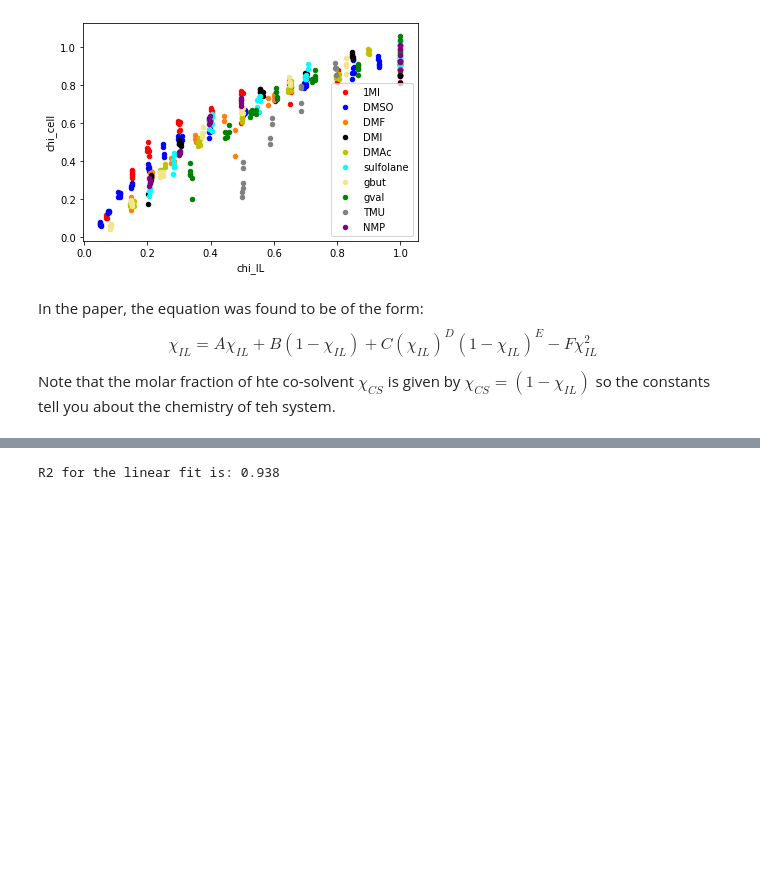
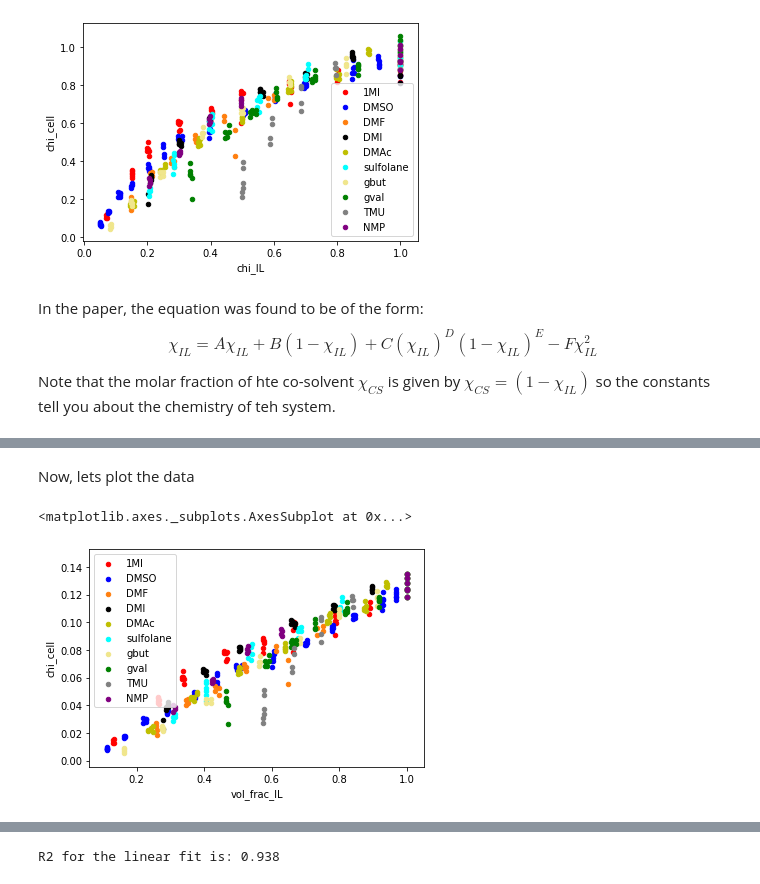
Before and after one commit to Willjterwright/Machine_learning_for_chemists, a Jupyter notebook: Regression_Cellulose.ipynb, the cells around one changed output, grey strips where cells are left out. Drawn from its saved outputs; the diff is of its cells as text; code cells hidden in the pictures; blank space fills up the shorter version.

```diff
--- a/Regression_Cellulose.ipynb
+++ b/Regression_Cellulose.ipynb
@@ -773,9 +732,0 @@ normal linear regression minimizes the total rather than the average loss?
-# %%
-# read data into a DataFrame
-vol1MI = pd.read_csv("./tutorialdata/vols1MI.csv")
-
-volDMSO = pd.read_csv("./tutorialdata/volsDMSO.csv")
-volDMI = pd.read_csv("./tutorialdata/volsDMI.csv")
-
-volTMU = pd.read_csv("./tutorialdata/volsTMU.csv")
-vol1MI.head()
@@ -838,0 +818,16 @@ R2linear = model.score(df1MI[["vol_frac_IL"]], df1MI["chi_cell"])
+# %% [markdown]
+Now, lets plot the data
+# %%
+ax=vol1MI.plot.scatter("vol_frac_IL","chi_cell", c='r', label='1MI')
+volDMSO.plot.scatter("vol_frac_IL","chi_cell", c='b', ax=ax, label='DMSO')
+volDMF.plot.scatter("vol_frac_IL","chi_cell", c='tab:orange', ax=ax, label='DMF')
+volDMI.plot.scatter("vol_frac_IL","chi_cell", c='k', ax=ax, label='DMI')
+volDMAc.plot.scatter("vol_frac_IL","chi_cell", c='y', ax=ax, label='DMAc')
+volsulfolane.plot.scatter("vol_frac_IL","chi_cell", c='cyan', ax=ax, label='sulfolane')
+volgbut.plot.scatter("vol_frac_IL","chi_cell", c='khaki', ax=ax, label='gbut')
+volgval.plot.scatter("vol_frac_IL","chi_cell", c='g', ax=ax, label='gval')
+volTMU.plot.scatter("vol_frac_IL","chi_cell", c='gray', ax=ax, label='TMU')
+volNMP.plot.scatter("vol_frac_IL","chi_cell", c='purple', ax=ax, label='NMP')
+# %% [output]
+<matplotlib.axes._subplots.AxesSubplot at 0x...>
+[figure, added]
```
Also changed, not shown: parts of 109 cells of this notebook, 1 other file.
